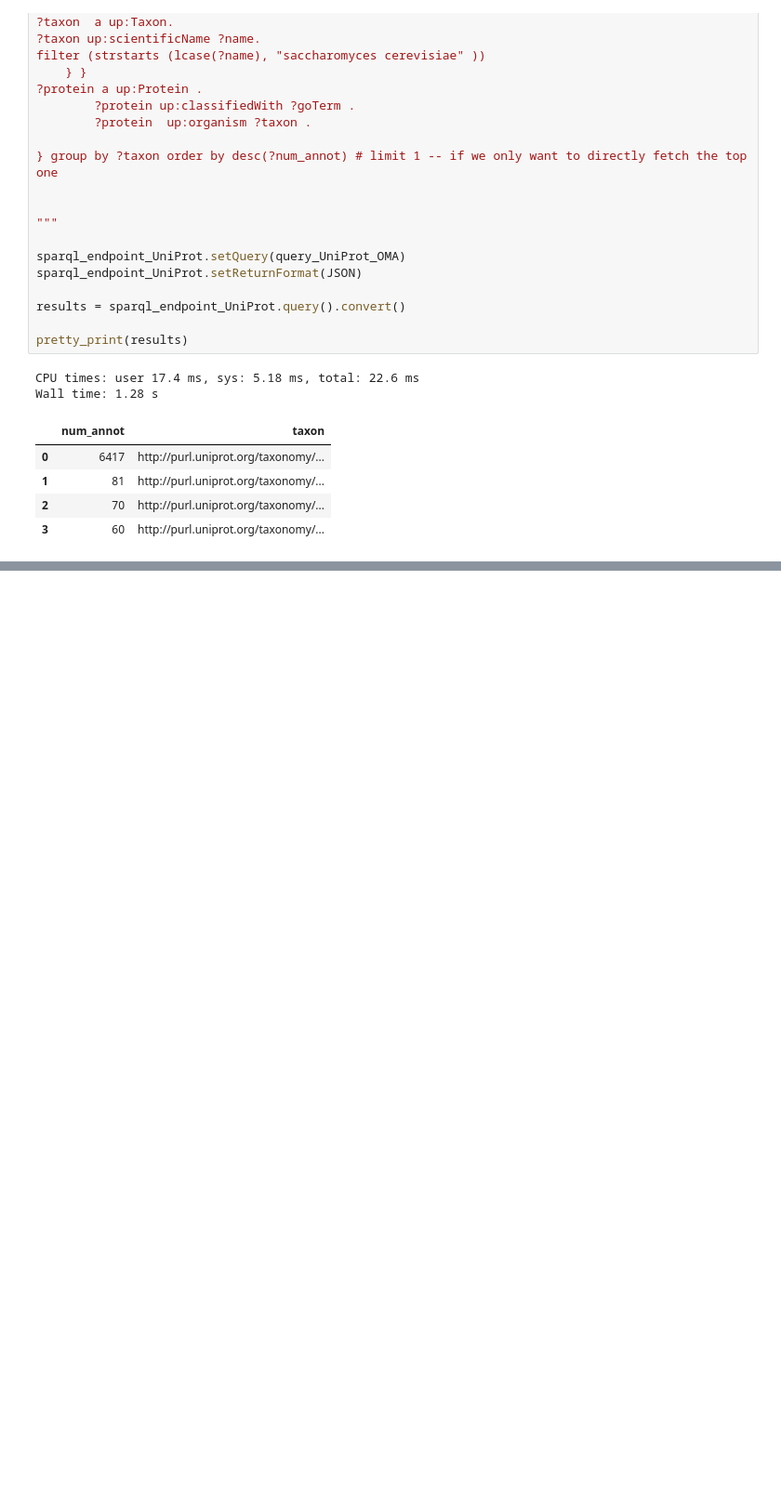
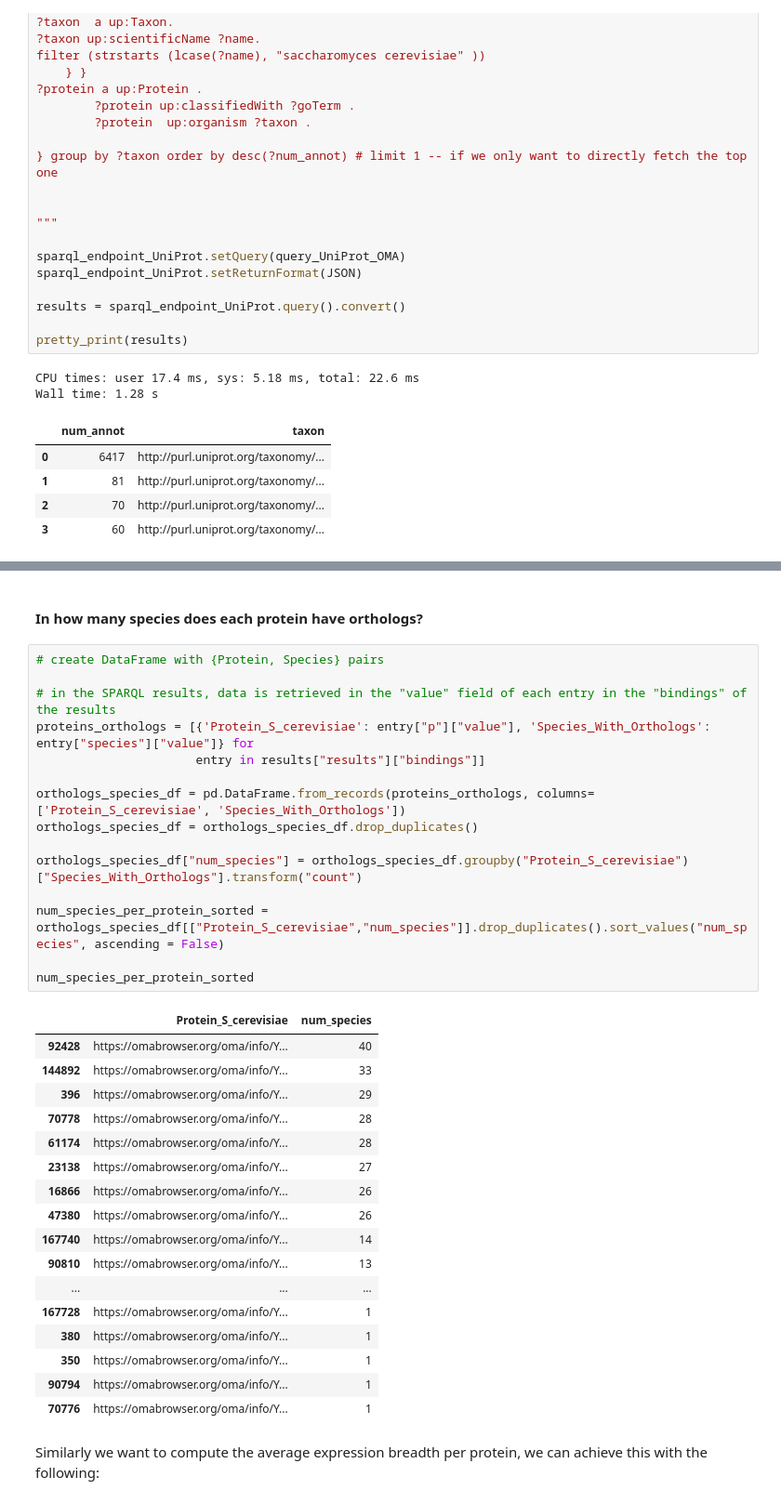
Before and after one commit to dssib/swat23-data-in-use, a Jupyter notebook: UniProt-OMA-Bgee.ipynb, the cells around one changed output, grey strips where cells are left out. Shown at 93% size. Drawn from its saved outputs; the diff is of its cells as text; blank space fills up the shorter version.

```diff
--- a/UniProt-OMA-Bgee.ipynb
+++ b/UniProt-OMA-Bgee.ipynb
@@ -395,0 +567,37 @@ pretty_print(results).head(100)
+# %% [markdown]
+#### In how many species does each protein have orthologs?
+# %%
+# create DataFrame with {Protein, Species} pairs
+
+# in the SPARQL results, data is retrieved in the "value" field of each entry in the "bindings" of the results
+proteins_orthologs = [{'Protein_S_cerevisiae': entry["p"]["value"], 'Species_With_Orthologs': entry["species"]["value"]} for
+                      entry in results["results"]["bindings"]]
+
+orthologs_species_df = pd.DataFrame.from_records(proteins_orthologs, columns=['Protein_S_cerevisiae', 'Species_With_Orthologs'])
+orthologs_species_df = orthologs_species_df.drop_duplicates()
+
+orthologs_species_df["num_species"] = orthologs_species_df.groupby("Protein_S_cerevisiae")["Species_With_Orthologs"].transform("count")
+
+num_species_per_protein_sorted = orthologs_species_df[["Protein_S_cerevisiae","num_species"]].drop_duplicates().sort_values("num_species", ascending = False)
+
+num_species_per_protein_sorted
+# %% [output]
+|  | Protein_S_cerevisiae | num_species |
+| 92428 | https://omabrowser.org/oma/info/Y... | 40 |
+| 144892 | https://omabrowser.org/oma/info/Y... | 33 |
+| 396 | https://omabrowser.org/oma/info/Y... | 29 |
+| 70778 | https://omabrowser.org/oma/info/Y... | 28 |
+| 61174 | https://omabrowser.org/oma/info/Y... | 28 |
+| 23138 | https://omabrowser.org/oma/info/Y... | 27 |
+| 16866 | https://omabrowser.org/oma/info/Y... | 26 |
+| 47380 | https://omabrowser.org/oma/info/Y... | 26 |
+| 167740 | https://omabrowser.org/oma/info/Y... | 14 |
+| 90810 | https://omabrowser.org/oma/info/Y... | 13 |
+| ... | ... | ... |
+| 167728 | https://omabrowser.org/oma/info/Y... | 1 |
+| 380 | https://omabrowser.org/oma/info/Y... | 1 |
+| 350 | https://omabrowser.org/oma/info/Y... | 1 |
+| 90794 | https://omabrowser.org/oma/info/Y... | 1 |
+| 70776 | https://omabrowser.org/oma/info/Y... | 1 |
+# %% [markdown]
+Similarly we want to compute the average expression breadth per protein, we can achieve this with the following:
```
Also changed, not shown: parts of 49 cells of this notebook.
